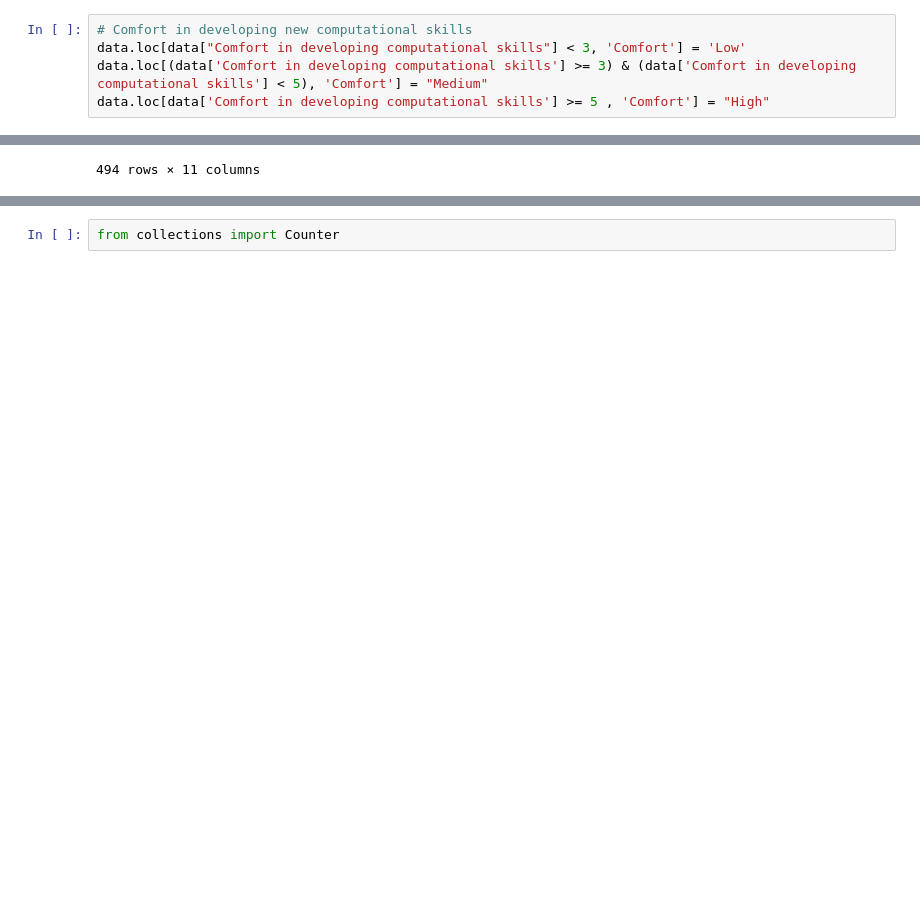
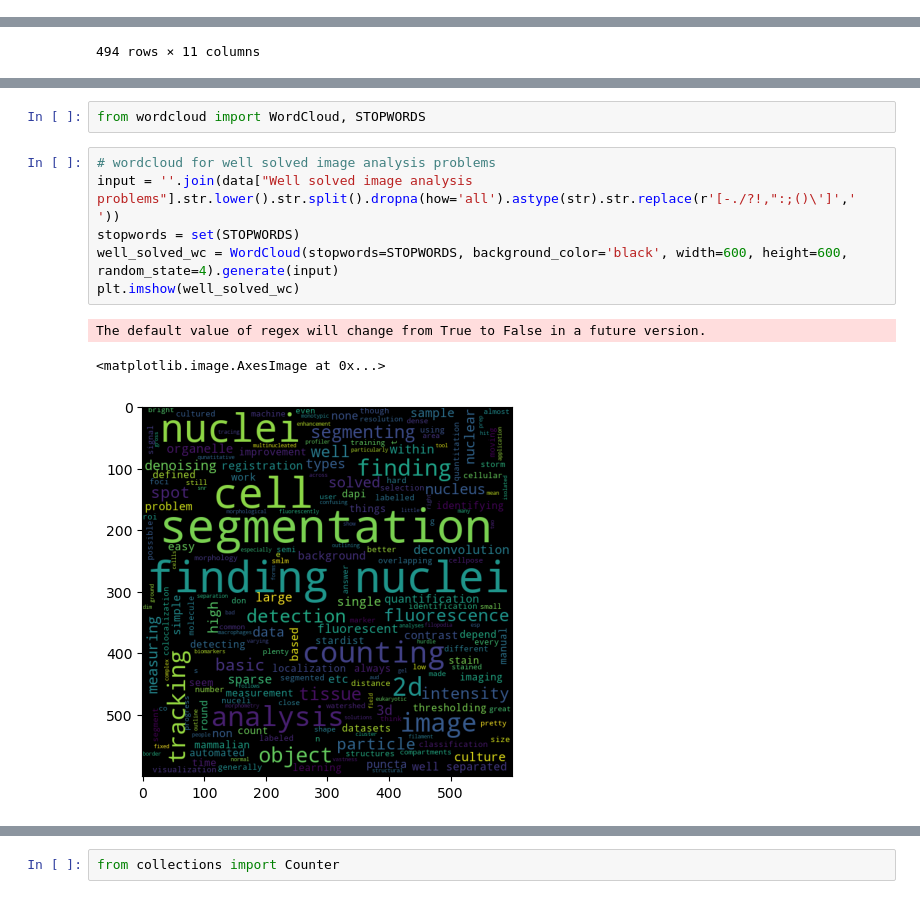
Before and after one commit to COBA-NIH/2023_ImageAnalysisSurvey, a Jupyter notebook: Biomage analysis survey.ipynb, the cells around one changed output, grey strips where cells are left out. Saved outputs shown, nothing was run; the diff lists cells and outputs as text; blank space fills up the shorter version.

```diff
--- a/Biomage analysis survey.ipynb
+++ b/Biomage analysis survey.ipynb
@@ -449,5 +118,0 @@ work_comp_sunburst.update_traces(textinfo="label+percent parent")
-# %%
-# Comfort in developing new computational skills
-data.loc[data["Comfort in developing computational skills"] < 3, 'Comfort'] = 'Low'
-data.loc[(data['Comfort in developing computational skills'] >= 3) & (data['Comfort in developing computational skills'] < 5), 'Comfort'] = "Medium"
-data.loc[data['Comfort in developing computational skills'] >= 5 , 'Comfort'] = "High"
@@ -931,0 +918,12 @@ print(results)
+# %%
+from wordcloud import WordCloud, STOPWORDS
+# %%
+# wordcloud for well solved image analysis problems
+input = ''.join(data["Well solved image analysis problems"].str.lower().str.split().dropna(how='all').astype(str).str.replace(r'[-./?!,":;()\']',' '))
+stopwords = set(STOPWORDS)
+well_solved_wc = WordCloud(stopwords=STOPWORDS, background_color='black', width=600, height=600, random_state=4).generate(input)
+plt.imshow(well_solved_wc)
+# %% [output]
+The default value of regex will change from True to False in a future version.
+<matplotlib.image.AxesImage at 0x...>
+[figure, added]
```
Also changed, not shown: parts of 189 cells of this notebook, 3 other files.
